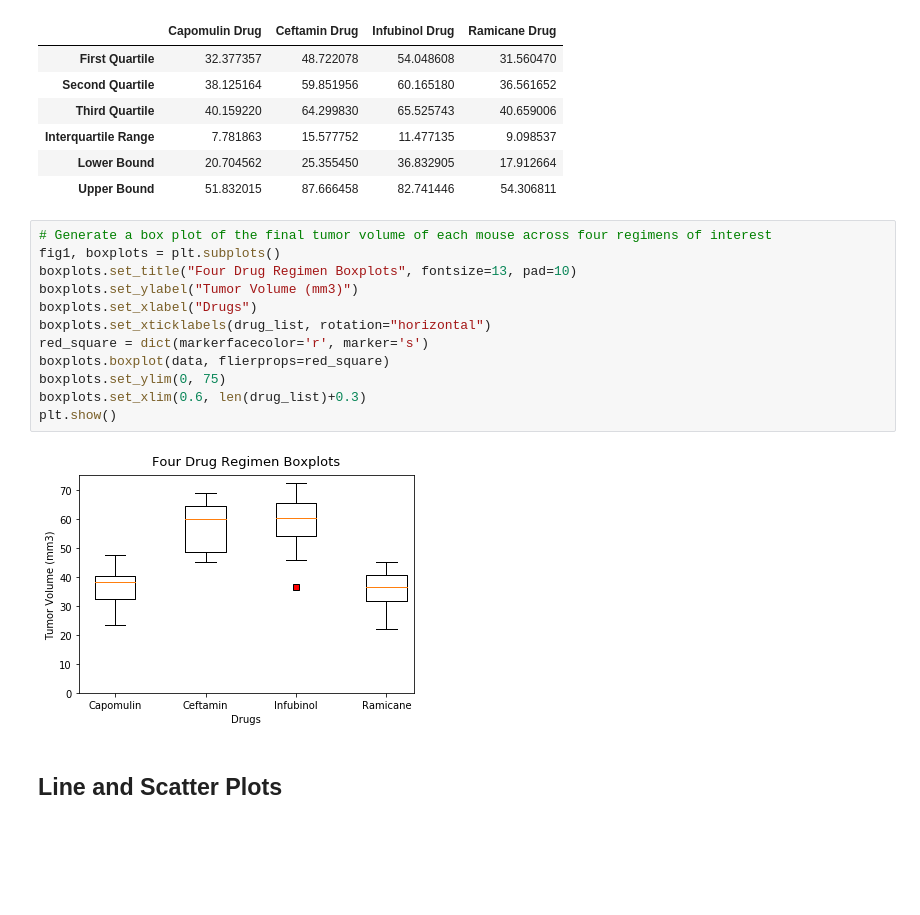
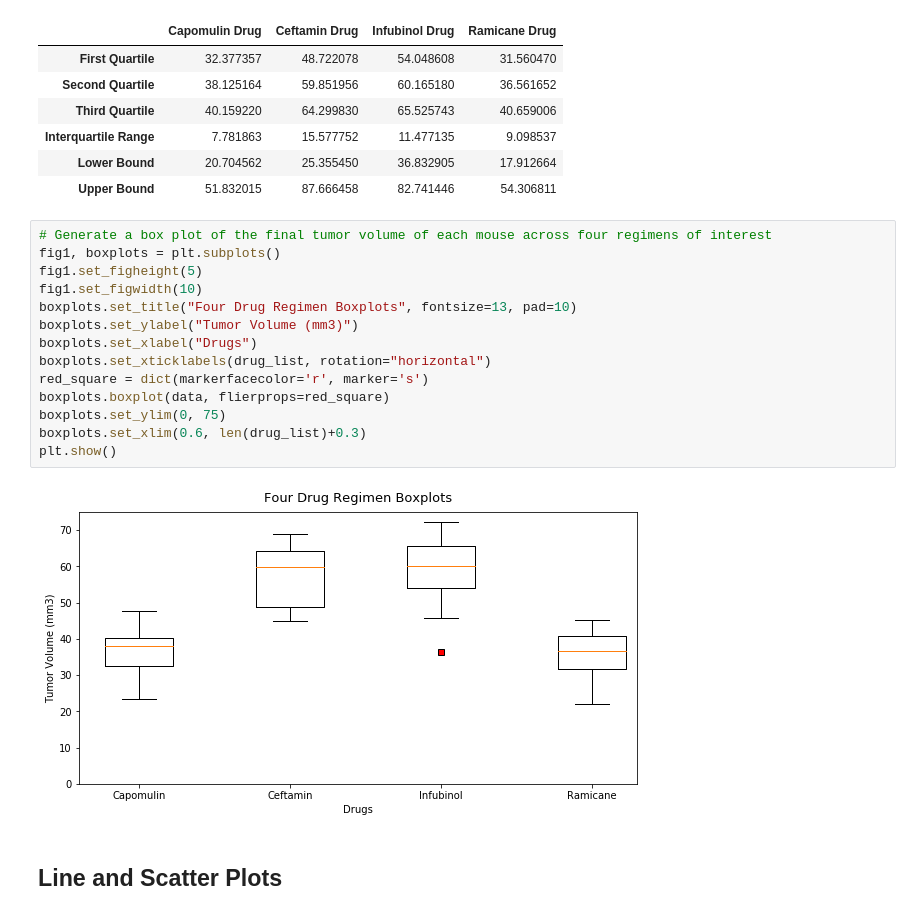
Before and after one commit to azpunit/Matplotlib-challenge, a Jupyter notebook: pymaceuticals.ipynb, the cells around one changed output. Saved outputs shown, nothing was run; the diff lists cells and outputs as text; blank space fills up the shorter version.

```diff
--- a/pymaceuticals.ipynb
+++ b/pymaceuticals.ipynb
@@ -402,17 +401,19 @@ For the Ramicane drug, there isn't any outlier when it comes to the analysis of
 # %%
 # Generate a box plot of the final tumor volume of each mouse across four regimens of interest
 fig1, boxplots = plt.subplots()
+fig1.set_figheight(5)
+fig1.set_figwidth(10)
 boxplots.set_title("Four Drug Regimen Boxplots", fontsize=13, pad=10)
 boxplots.set_ylabel("Tumor Volume (mm3)")
 boxplots.set_xlabel("Drugs")
 boxplots.set_xticklabels(drug_list, rotation="horizontal")
 red_square = dict(markerfacecolor='r', marker='s')
 boxplots.boxplot(data, flierprops=red_square)
 boxplots.set_ylim(0, 75)
 boxplots.set_xlim(0.6, len(drug_list)+0.3)
 plt.show()
 # %% [output]
-[figure, old version]
+[figure, new version]
 # %% [markdown]
 ## Line and Scatter Plots
 # %%
```
Also changed, not shown: parts of 4 cells of this notebook, 4 other files.
